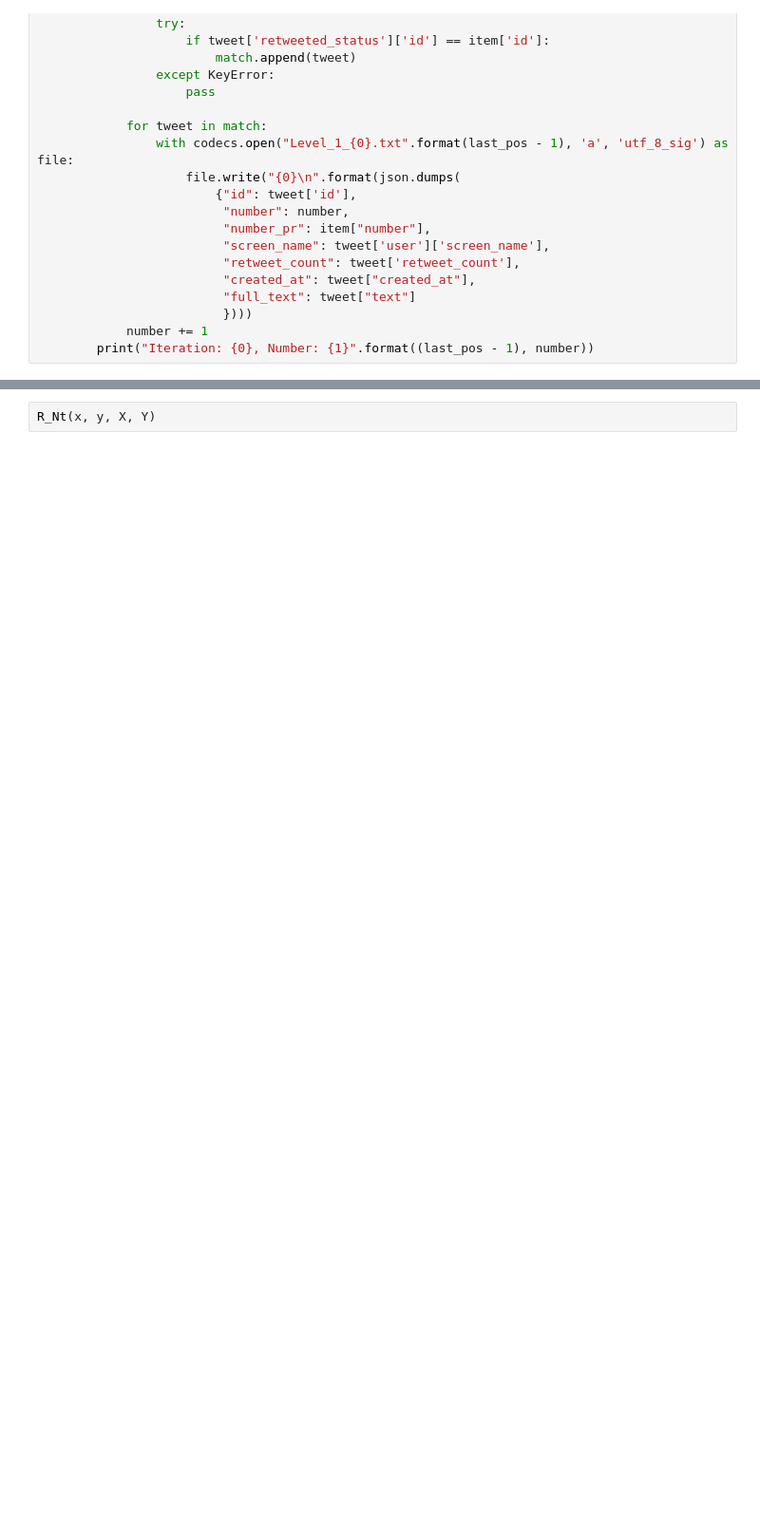
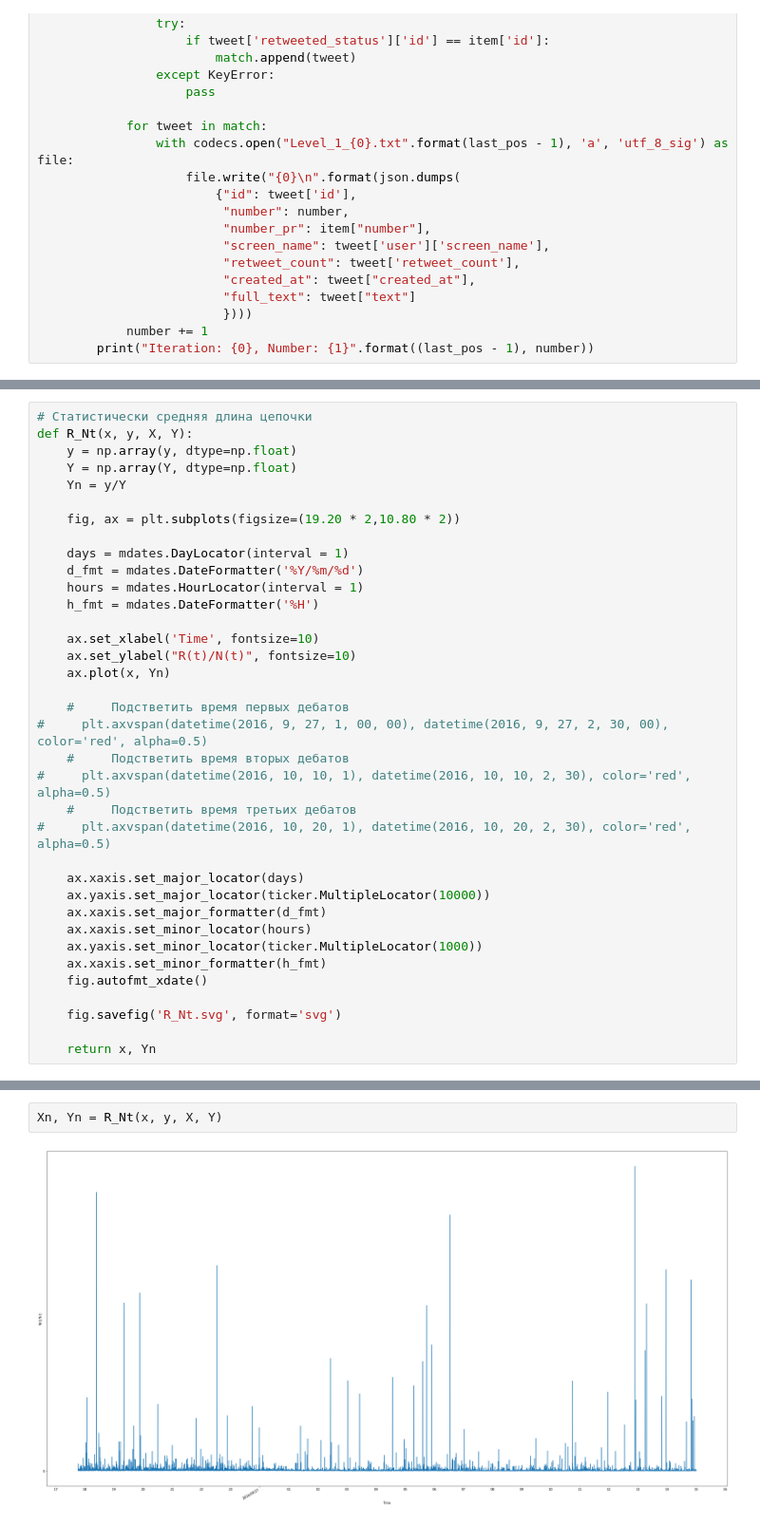
Before and after one commit to vvdashevskiy/Python, a Jupyter notebook: Tree.ipynb, the cells around one changed output, grey strips where cells are left out. Shown at 95% size. Drawn from its saved outputs; the diff is of its cells as text; blank space fills up the shorter version.

```diff
--- a/Tree.ipynb
+++ b/Tree.ipynb
@@ -174,0 +220,36 @@ def R_Nt(x, y, X, Y):
+# %%
+# Статистически средняя длина цепочки
+def R_Nt(x, y, X, Y):
+    y = np.array(y, dtype=np.float)
+    Y = np.array(Y, dtype=np.float)
+    Yn = y/Y
+
+    fig, ax = plt.subplots(figsize=(19.20 * 2,10.80 * 2))
+
+    days = mdates.DayLocator(interval = 1)
+    d_fmt = mdates.DateFormatter('%Y/%m/%d')
+    hours = mdates.HourLocator(interval = 1)
+    h_fmt = mdates.DateFormatter('%H')
+
+    ax.set_xlabel('Time', fontsize=10)
+    ax.set_ylabel("R(t)/N(t)", fontsize=10)
+    ax.plot(x, Yn)
+
+    #     Подстветить время первых дебатов
+#     plt.axvspan(datetime(2016, 9, 27, 1, 00, 00), datetime(2016, 9, 27, 2, 30, 00), color='red', alpha=0.5)
+    #     Подстветить время вторых дебатов
+#     plt.axvspan(datetime(2016, 10, 10, 1), datetime(2016, 10, 10, 2, 30), color='red', alpha=0.5)
+    #     Подстветить время третьих дебатов
+#     plt.axvspan(datetime(2016, 10, 20, 1), datetime(2016, 10, 20, 2, 30), color='red', alpha=0.5)
+
+    ax.xaxis.set_major_locator(days)
+    ax.yaxis.set_major_locator(ticker.MultipleLocator(10000))
+    ax.xaxis.set_major_formatter(d_fmt)
+    ax.xaxis.set_minor_locator(hours)
+    ax.yaxis.set_minor_locator(ticker.MultipleLocator(1000))
+    ax.xaxis.set_minor_formatter(h_fmt)
+    fig.autofmt_xdate()
+
+    fig.savefig('R_Nt.svg', format='svg')
+
+    return x, Yn
@@ -185,2 +295,4 @@ X, Y = Nt(zero)
 # %%
-R_Nt(x, y, X, Y)
+Xn, Yn = R_Nt(x, y, X, Y)
+# %% [output]
+[figure, added]
```
Also changed, not shown: parts of 22 cells of this notebook.
